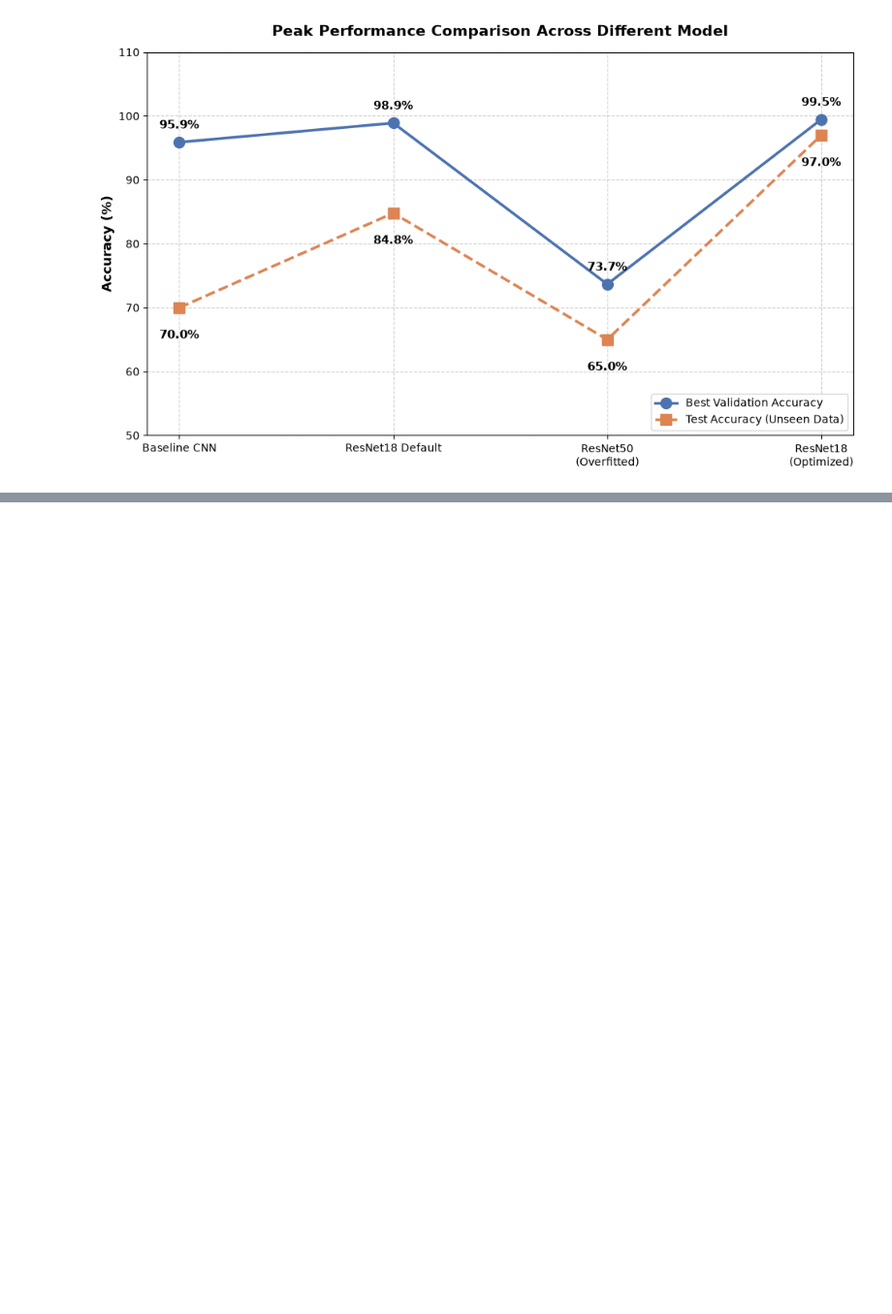
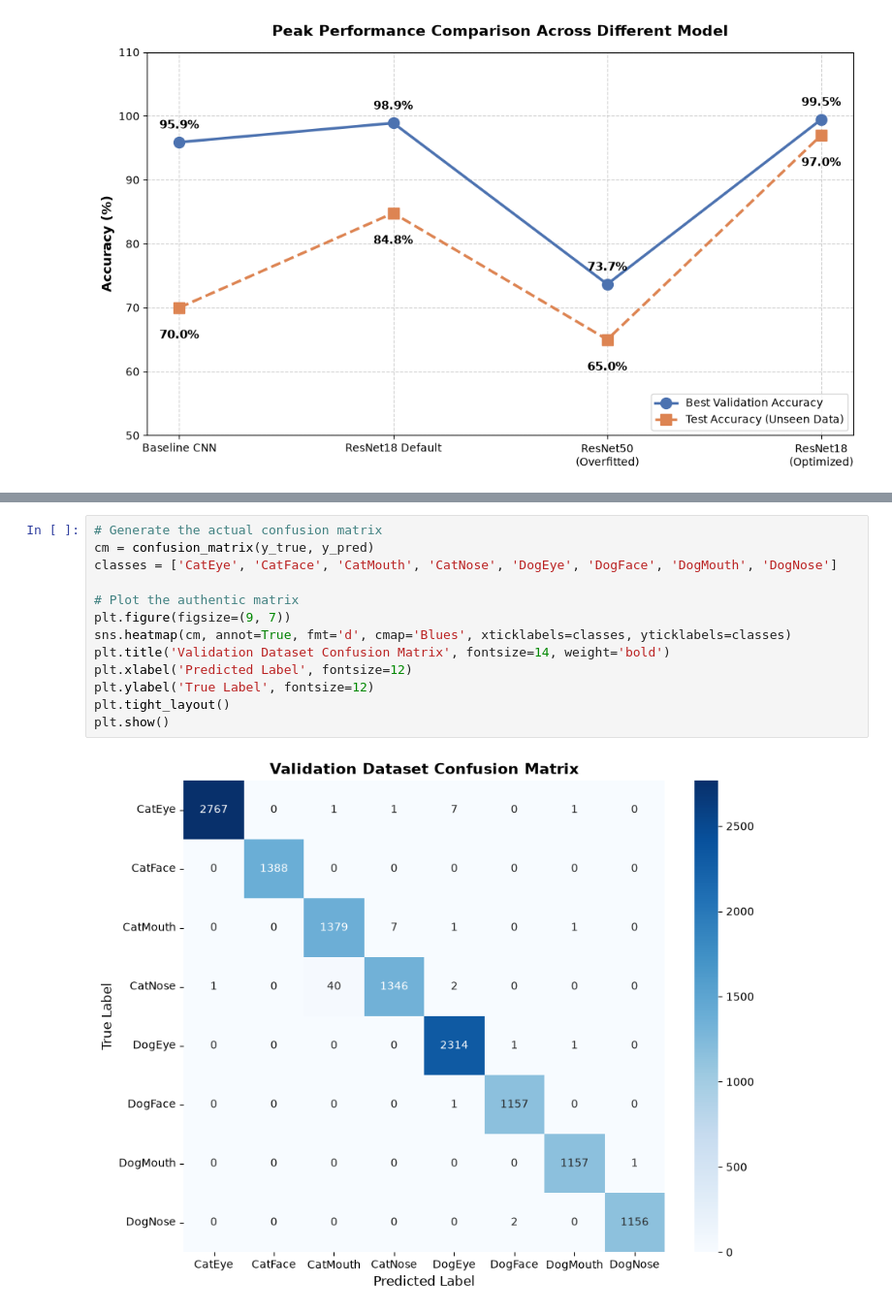
Before and after one commit to AjBhIn/enge707_kaggleproject, a Jupyter notebook: creatingdiagram.ipynb, the cells around one changed output, grey strips where cells are left out. Shown at 97% size. Drawn from its saved outputs; the diff is of its cells as text; blank space fills up the shorter version.

```diff
--- a/creatingdiagram.ipynb
+++ b/creatingdiagram.ipynb
@@ -137,0 +193,15 @@ plot_best_scores()
+# %%
+# Generate the actual confusion matrix
+cm = confusion_matrix(y_true, y_pred)
+classes = ['CatEye', 'CatFace', 'CatMouth', 'CatNose', 'DogEye', 'DogFace', 'DogMouth', 'DogNose']
+
+# Plot the authentic matrix
+plt.figure(figsize=(9, 7))
+sns.heatmap(cm, annot=True, fmt='d', cmap='Blues', xticklabels=classes, yticklabels=classes)
+plt.title('Validation Dataset Confusion Matrix', fontsize=14, weight='bold')
+plt.xlabel('Predicted Label', fontsize=12)
+plt.ylabel('True Label', fontsize=12)
+plt.tight_layout()
+plt.show()
+# %% [output]
+[figure, added]
```
Also changed, not shown: parts of 2 cells of this notebook.
